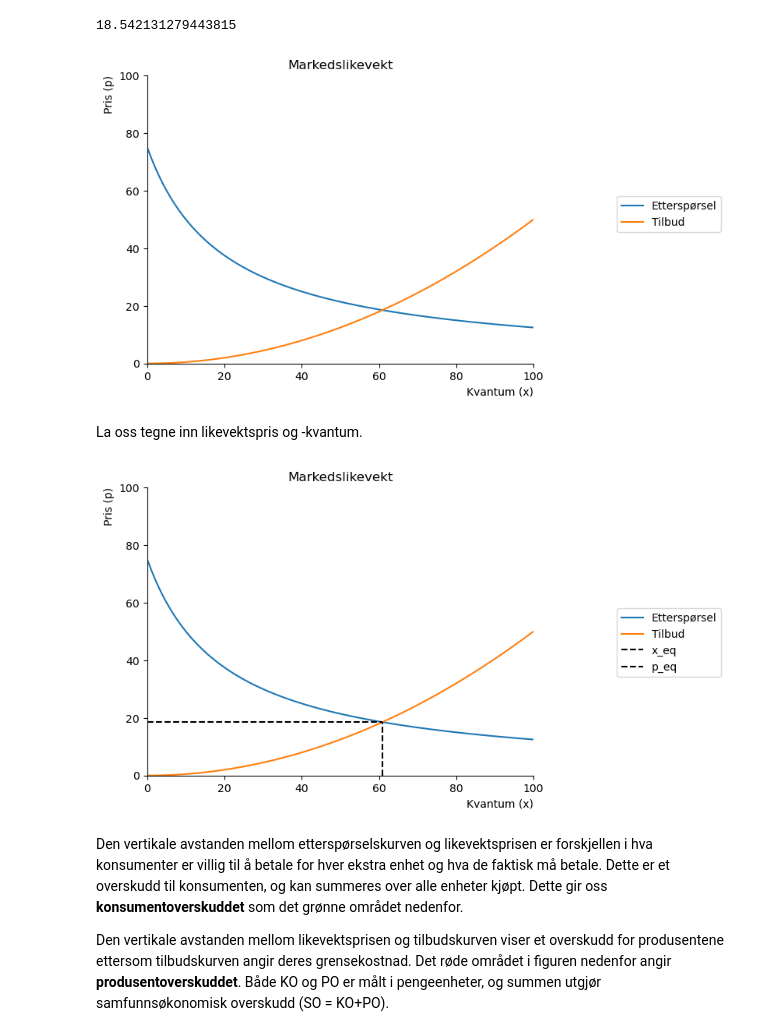
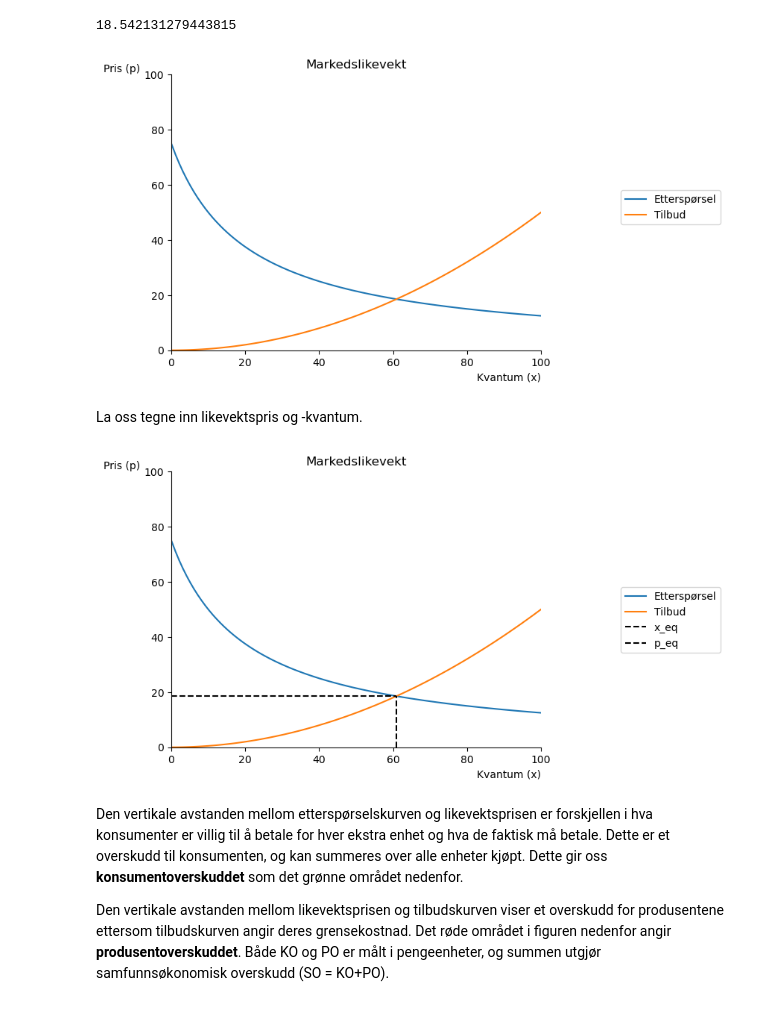
Before and after one commit to uit-sok-1006-v25/sok_1006_notater_v25, a Jupyter notebook: notater forelesning 7 .ipynb, the cells around one changed output. Cells and saved outputs as stored; diff of their text form; code cells hidden in the pictures.

```diff
--- a/notater forelesning 7 .ipynb
+++ b/notater forelesning 7 .ipynb
@@ -52,35 +52,35 @@ p_eq
 # %%
 x_num=np.linspace(0.1,100,100)
 
 #lag en akse
 
 def create_ax():
                 fig, ax = plt.subplots()
-                ax.set_ylabel('Pris (p)', loc='top')
+                ax.set_ylabel('Pris (p)', loc='top', rotation = 0)
                 ax.set_xlabel('Kvantum (x)', loc='right')
                 ax.set(xlim=(0,100))
                 ax.set(ylim=(0,100))
                 ax.spines['top'].set_color('none')
                 ax.spines['right'].set_color('none')
 
                 return fig, ax
 
 fig, ax = create_ax()
 
 # plott funksjonen
 
 ax.plot(x_num, demand(x_num), label='Etterspørsel')
 ax.plot(x_num, supply(x_num), label='Tilbud')
 
 
 
 # tittel
 ax.set_title('Markedslikevekt')
 
 #vis navnene:
 ax.legend(bbox_to_anchor=(1.5,0.6));
 # %% [output]
-[figure, old version]
+[figure, new version]
 # %% [markdown]
 La oss tegne inn likevektspris og -kvantum.
 # %%
@@ -91,7 +91,7 @@ ax.hlines(p_eq,0,x_eq, color='black',ls='dashed', label='p_eq')
 ax.legend(bbox_to_anchor=(1.5,0.6))
 fig
 # %% [output]
-[figure, old version]
+[figure, new version]
 # %% [markdown]
 Den vertikale avstanden mellom etterspørselskurven og likevektsprisen er forskjellen i hva konsumenter er villig til å betale for hver ekstra enhet og hva de faktisk må betale. Dette er et overskudd til konsumenten, og kan summeres over alle enheter kjøpt. Dette gir oss **konsumentoverskuddet** som det grønne området nedenfor.
 
```
Also changed, not shown: parts of 1 cell of this notebook.
